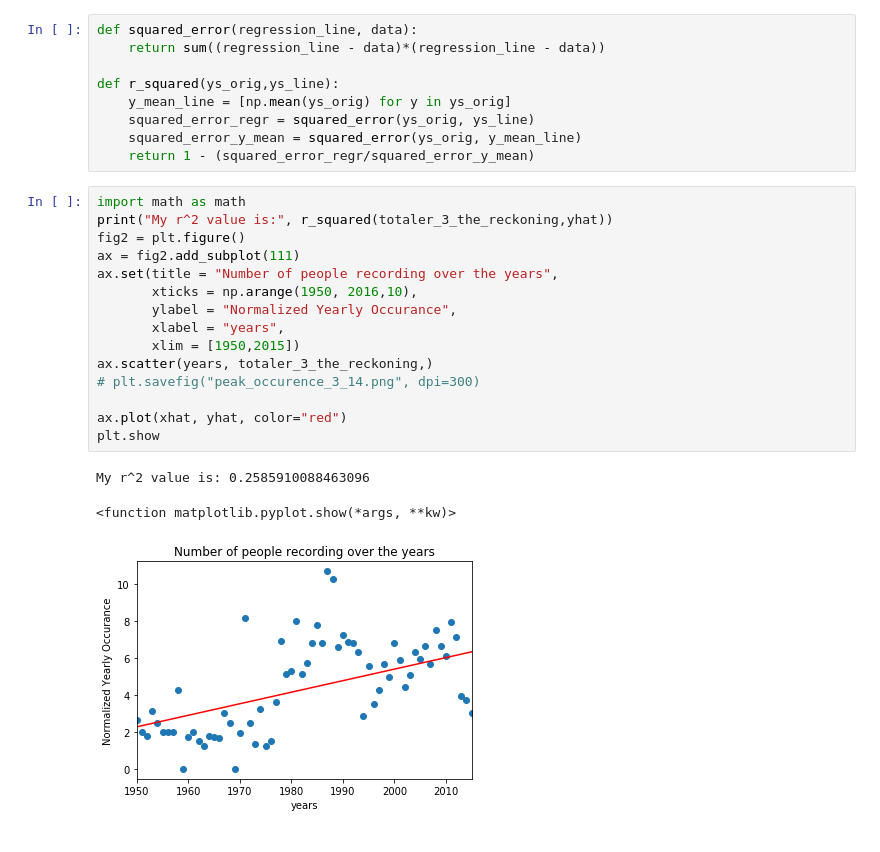
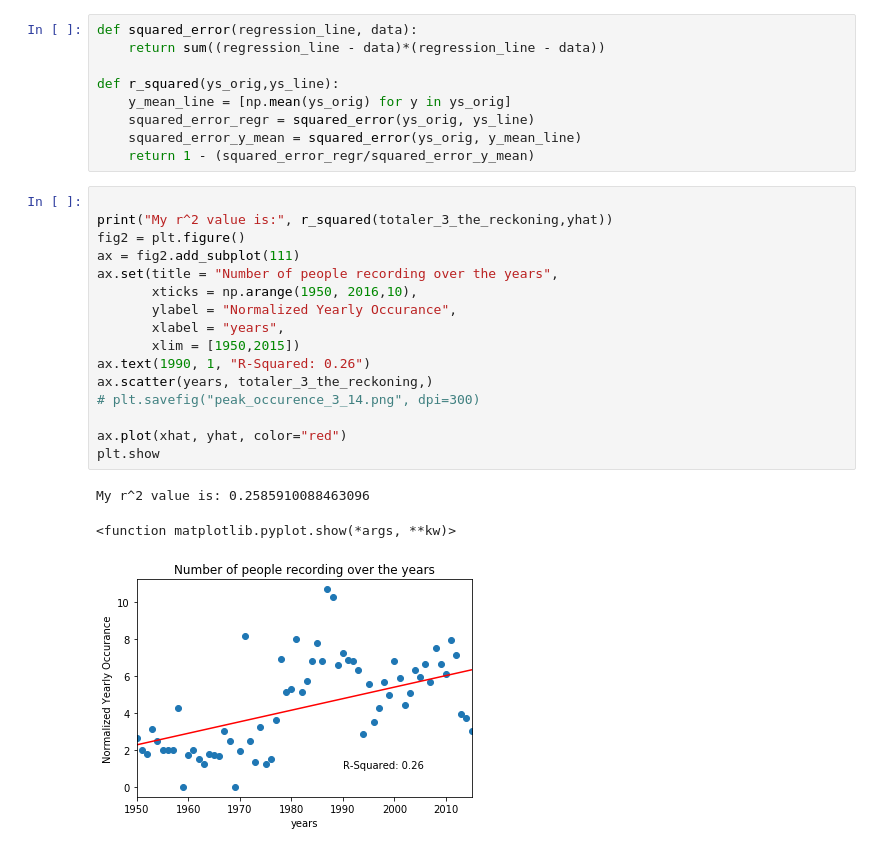
Before and after one commit to louisLeboa/toBoa, a Jupyter notebook: Recordedbyhist.ipynb, the cells around one changed output. Cells and saved outputs as stored; diff of their text form.

```diff
--- a/Recordedbyhist.ipynb
+++ b/Recordedbyhist.ipynb
@@ -158,21 +140,22 @@ def r_squared(ys_orig,ys_line):
     squared_error_y_mean = squared_error(ys_orig, y_mean_line)
     return 1 - (squared_error_regr/squared_error_y_mean)
 # %%
-import math as math
+
 print("My r^2 value is:", r_squared(totaler_3_the_reckoning,yhat))
 fig2 = plt.figure()
 ax = fig2.add_subplot(111)
 ax.set(title = "Number of people recording over the years",
        xticks = np.arange(1950, 2016,10),
        ylabel = "Normalized Yearly Occurance",
        xlabel = "years",
        xlim = [1950,2015])
+ax.text(1990, 1, "R-Squared: 0.26")
 ax.scatter(years, totaler_3_the_reckoning,)
 # plt.savefig("peak_occurence_3_14.png", dpi=300)
 
 ax.plot(xhat, yhat, color="red")
 plt.show
 # %% [output]
 My r^2 value is: 0.2585910088463096
 <function matplotlib.pyplot.show(*args, **kw)>
-[figure, old version]
+[figure, new version]
```
Also changed, not shown: parts of 2 cells of this notebook, 2 other files.
